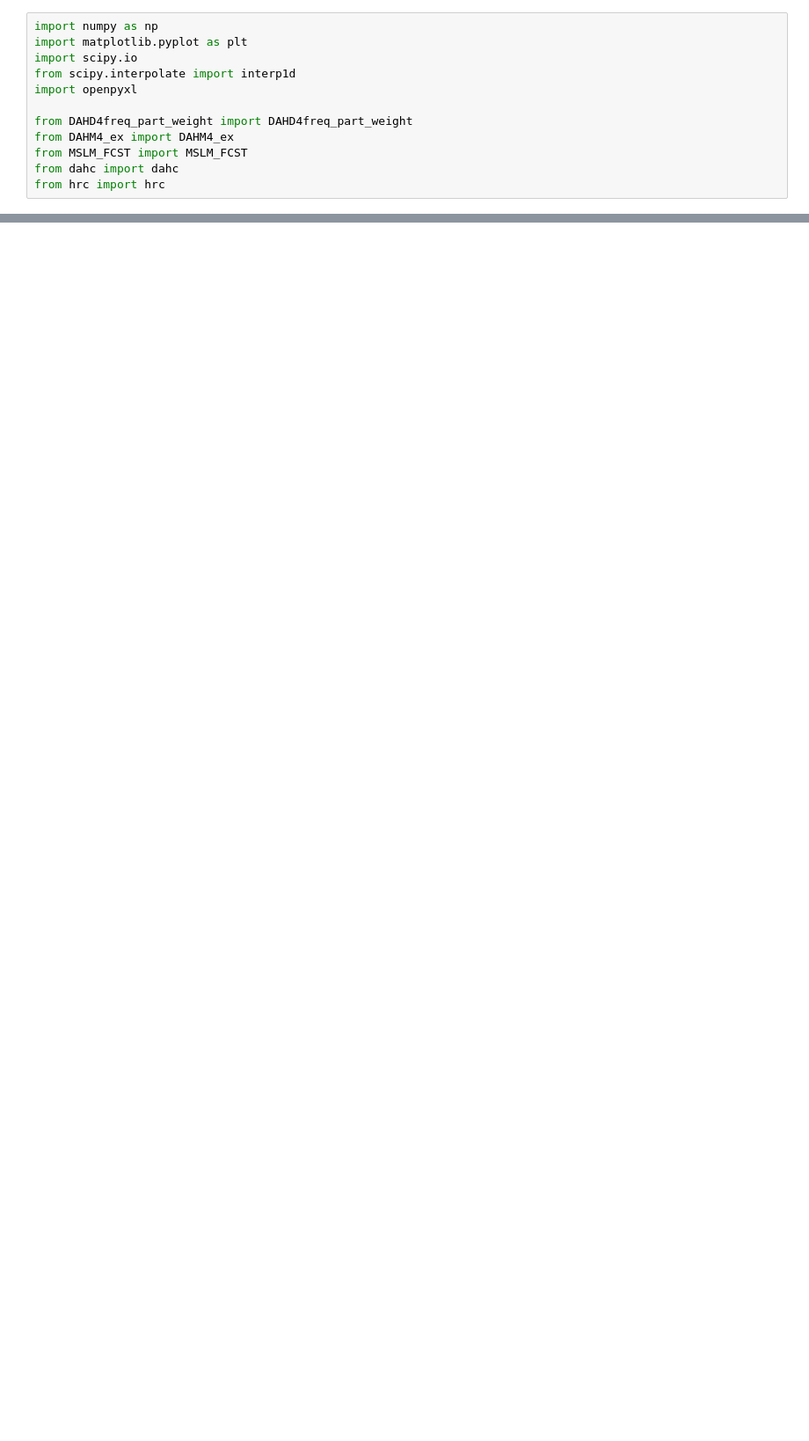
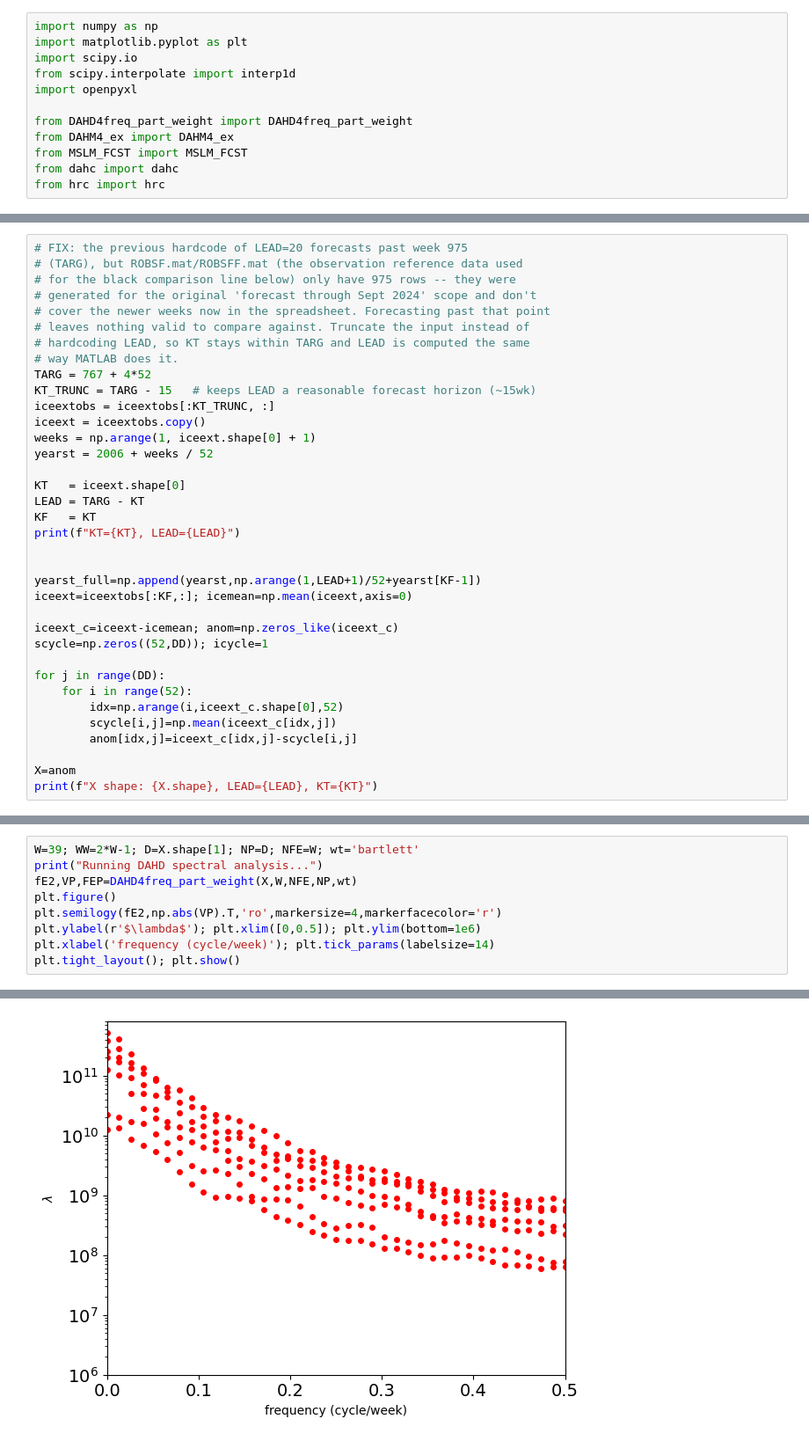
Before and after one commit to euvrain/DAHD4, a Jupyter notebook: runMSLM_ice.ipynb, the cells around one changed output, grey strips where cells are left out. Shown at 88% size. Drawn from its saved outputs; the diff is of its cells as text; blank space fills up the shorter version.

```diff
--- a/runMSLM_ice.ipynb
+++ b/runMSLM_ice.ipynb
@@ -493,0 +143,36 @@ SeptSIE (Mkm2): 15.1174
+# %%
+# FIX: the previous hardcode of LEAD=20 forecasts past week 975
+# (TARG), but ROBSF.mat/ROBSFF.mat (the observation reference data used
+# for the black comparison line below) only have 975 rows -- they were
+# generated for the original 'forecast through Sept 2024' scope and don't
+# cover the newer weeks now in the spreadsheet. Forecasting past that point
+# leaves nothing valid to compare against. Truncate the input instead of
+# hardcoding LEAD, so KT stays within TARG and LEAD is computed the same
+# way MATLAB does it.
+TARG = 767 + 4*52
+KT_TRUNC = TARG - 15   # keeps LEAD a reasonable forecast horizon (~15wk)
+iceextobs = iceextobs[:KT_TRUNC, :]
+iceext = iceextobs.copy()
+weeks = np.arange(1, iceext.shape[0] + 1)
+yearst = 2006 + weeks / 52
+
+KT   = iceext.shape[0]
+LEAD = TARG - KT
+KF   = KT
+print(f"KT={KT}, LEAD={LEAD}")
+
+
+yearst_full=np.append(yearst,np.arange(1,LEAD+1)/52+yearst[KF-1])
+iceext=iceextobs[:KF,:]; icemean=np.mean(iceext,axis=0)
+
+iceext_c=iceext-icemean; anom=np.zeros_like(iceext_c)
+scycle=np.zeros((52,DD)); icycle=1
+
+for j in range(DD):
+    for i in range(52):
+        idx=np.arange(i,iceext_c.shape[0],52)
+        scycle[i,j]=np.mean(iceext_c[idx,j])
+        anom[idx,j]=iceext_c[idx,j]-scycle[i,j]
+
+X=anom
+print(f"X shape: {X.shape}, LEAD={LEAD}, KT={KT}")
@@ -493,0 +184,10 @@ SeptSIE (Mkm2): 15.1174
+# %%
+W=39; WW=2*W-1; D=X.shape[1]; NP=D; NFE=W; wt='bartlett'
+print("Running DAHD spectral analysis...")
+fE2,VP,FEP=DAHD4freq_part_weight(X,W,NFE,NP,wt)
+plt.figure()
+plt.semilogy(fE2,np.abs(VP).T,'ro',markersize=4,markerfacecolor='r')
+plt.ylabel(r'$\lambda$'); plt.xlim([0,0.5]); plt.ylim(bottom=1e6)
+plt.xlabel('frequency (cycle/week)'); plt.tick_params(labelsize=14)
+plt.tight_layout(); plt.show()
+# %% [output]
@@ -493,0 +211 @@ SeptSIE (Mkm2): 15.1174
+[figure, added]
```
Also changed, not shown: parts of 57 cells of this notebook, 13 other files.
